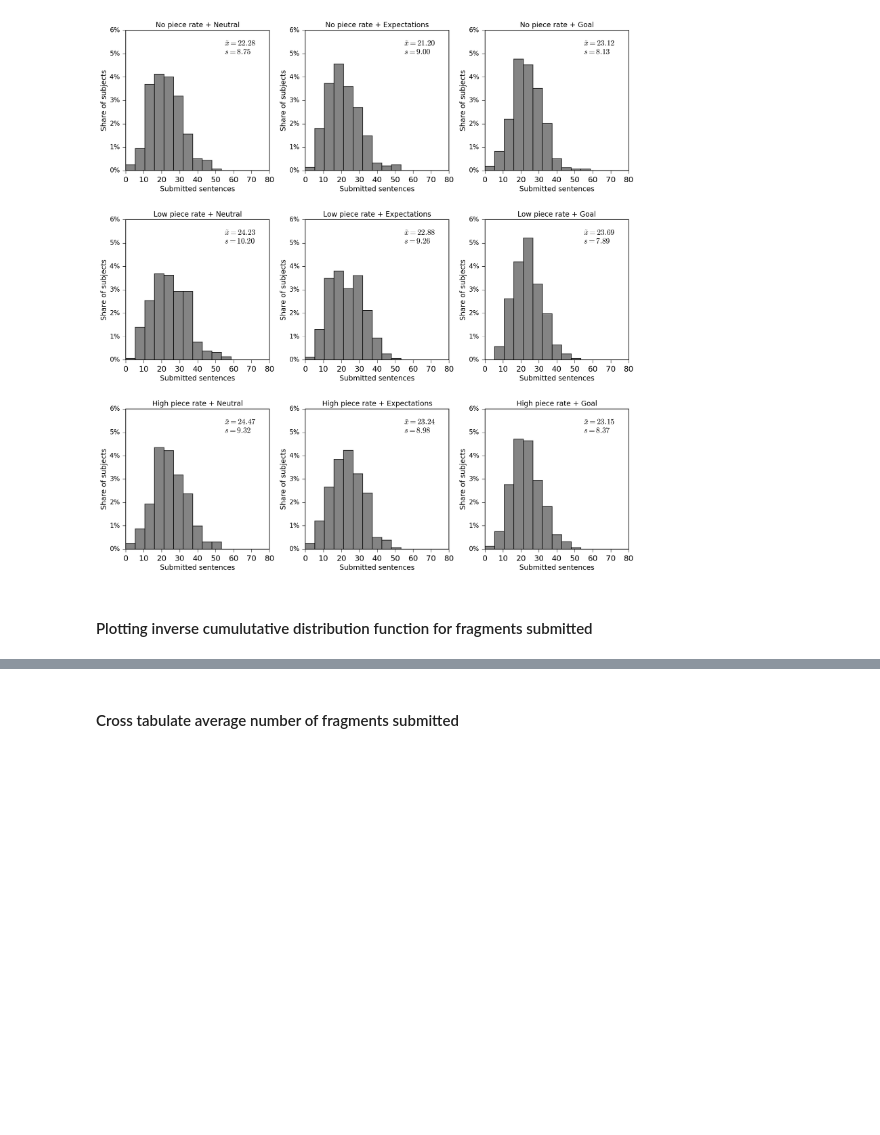
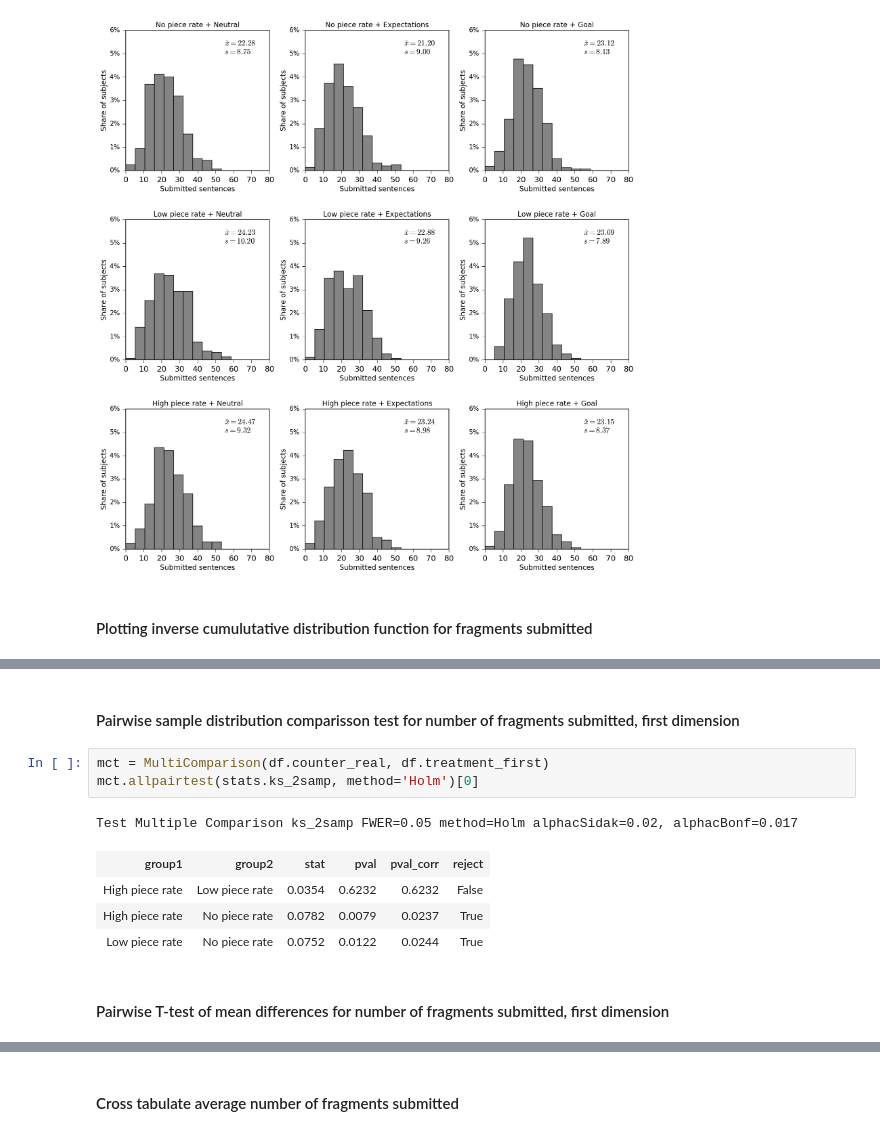
Before and after one commit to sebfest/motivation_and_incentives, a Jupyter notebook: main/notebook/3_treatment_effects_quantity.ipynb, the cells around one changed output, grey strips where cells are left out. Saved outputs shown, nothing was run; the diff lists cells and outputs as text; blank space fills up the shorter version.

```diff
--- a/main/notebook/3_treatment_effects_quantity.ipynb
+++ b/main/notebook/3_treatment_effects_quantity.ipynb
@@ -246,0 +220,13 @@ plt.savefig(os.path.join(FIGURES_FOLDER, 'icdf.pdf'), bbox_inches='tight')
+# %% [markdown]
+#### Pairwise sample distribution comparisson test for number of fragments submitted, first dimension
+# %%
+mct = MultiComparison(df.counter_real, df.treatment_first)
+mct.allpairtest(stats.ks_2samp, method='Holm')[0]
+# %% [output]
+Test Multiple Comparison ks_2samp FWER=0.05 method=Holm alphacSidak=0.02, alphacBonf=0.017
+| group1 | group2 | stat | pval | pval_corr | reject |
+| High piece rate | Low piece rate | 0.0354 | 0.6232 | 0.6232 | False |
+| High piece rate | No piece rate | 0.0782 | 0.0079 | 0.0237 | True |
+| Low piece rate | No piece rate | 0.0752 | 0.0122 | 0.0244 | True |
+# %% [markdown]
+#### Pairwise T-test of mean differences for number of fragments submitted, first dimension
```
Also changed, not shown: parts of 38 cells of this notebook, 44 other files.
